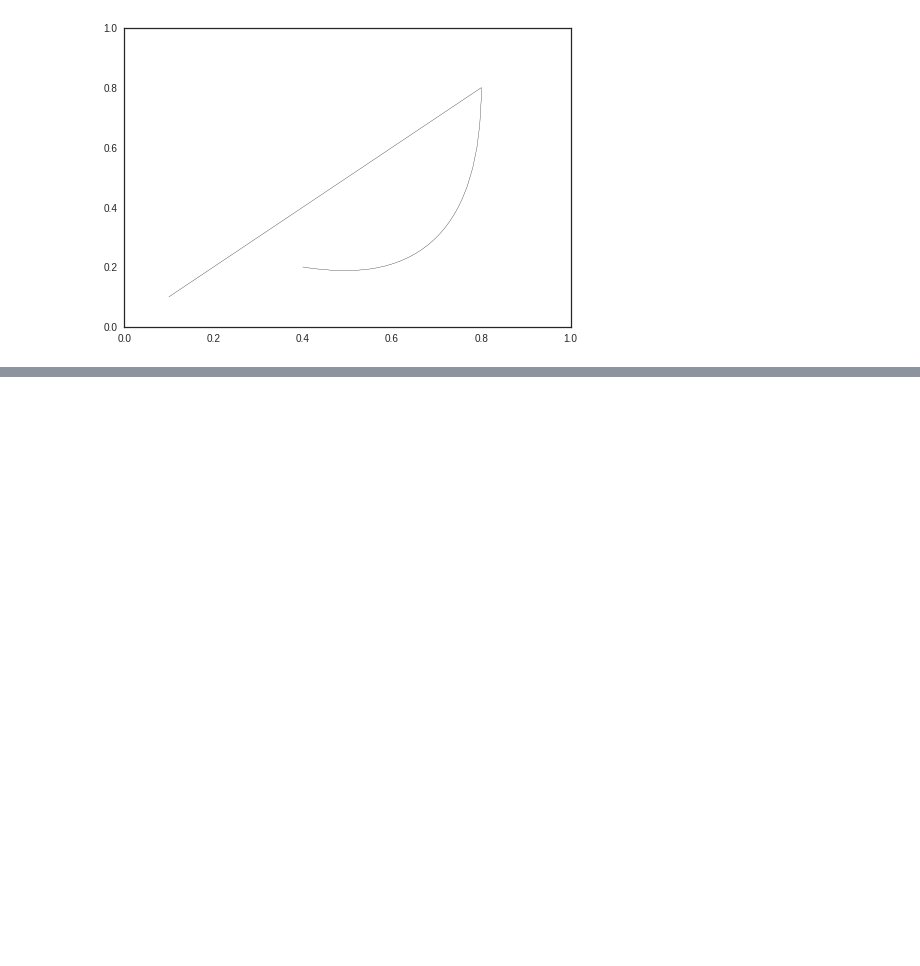
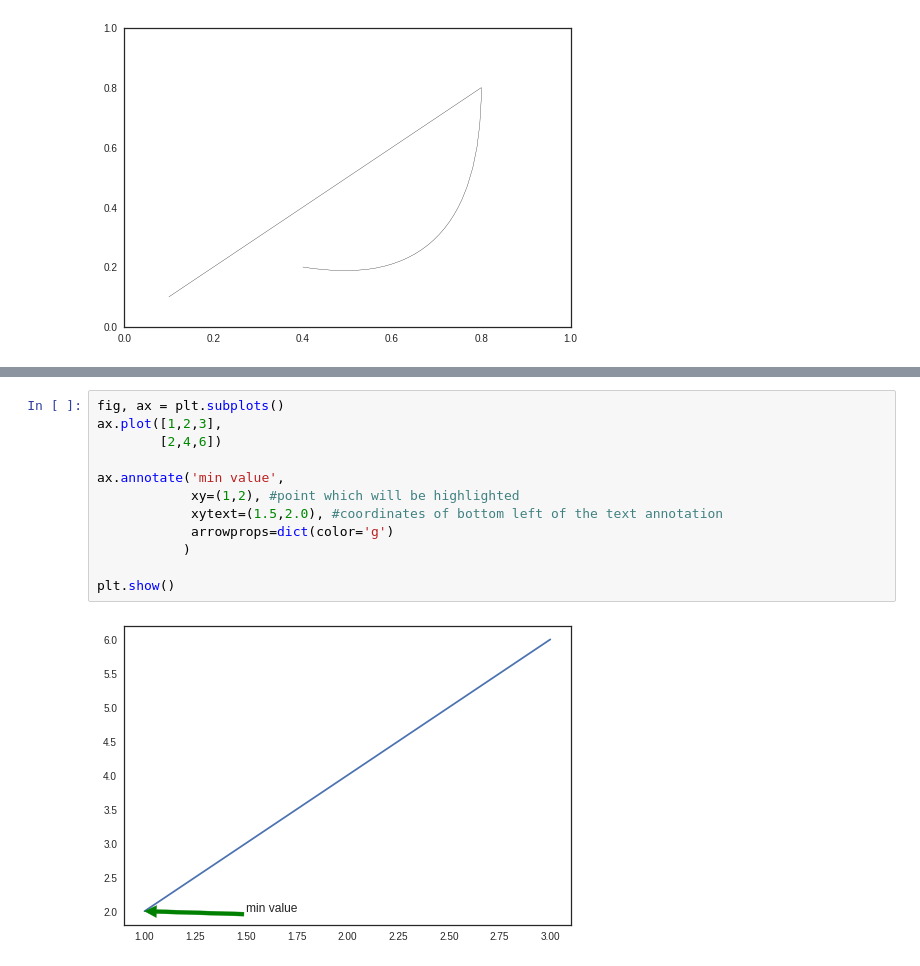
Before and after one commit to Sandokhan/pluralsight, a Jupyter notebook: Plurasight_Matplotlib2.ipynb, the cells around one changed output, grey strips where cells are left out. Cells and saved outputs as stored; diff of their text form; blank space fills up the shorter version.

```diff
--- a/Plurasight_Matplotlib2.ipynb
+++ b/Plurasight_Matplotlib2.ipynb
@@ -76,0 +86,14 @@ plt.show()
+# %%
+fig, ax = plt.subplots()
+ax.plot([1,2,3],
+        [2,4,6])
+
+ax.annotate('min value',
+            xy=(1,2), #point which will be highlighted
+            xytext=(1.5,2.0), #coordinates of bottom left of the text annotation
+            arrowprops=dict(color='g')
+           )
+
+plt.show()
+# %% [output]
+[figure, added]
```
Also changed, not shown: parts of 16 cells of this notebook.
